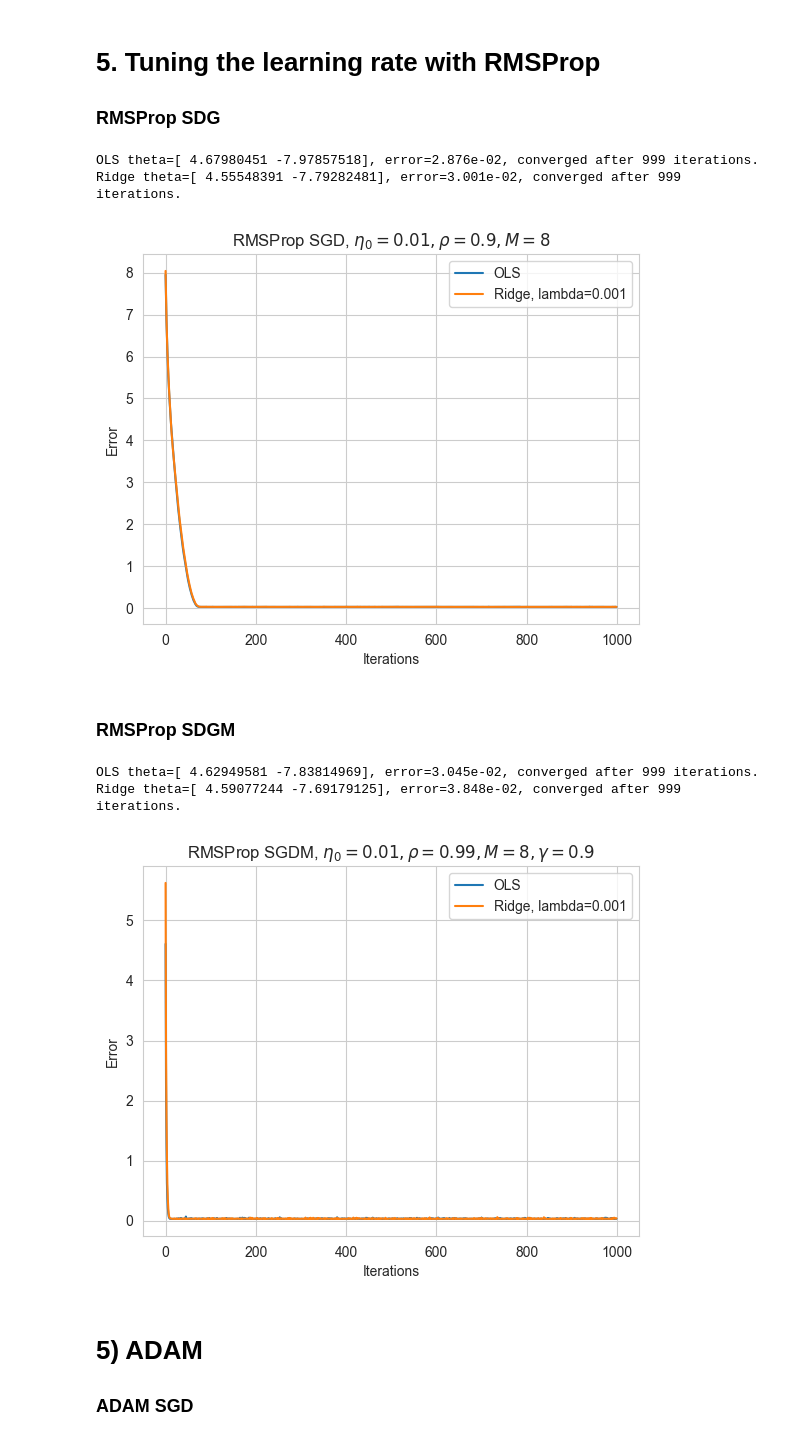
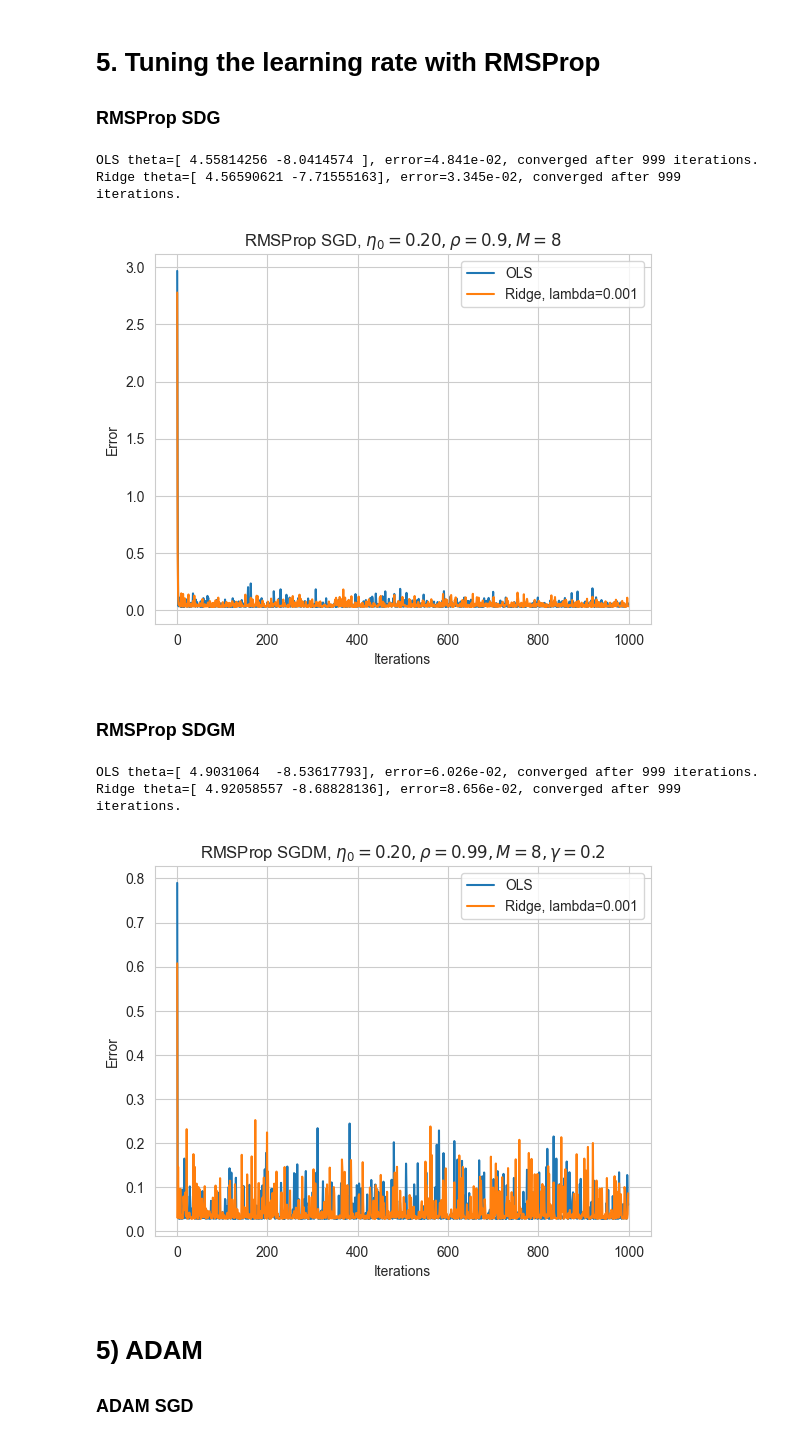
Before and after one commit to LassePladsen/FYS-STK3155-4155, a Jupyter notebook: Weekly exercises/41 & 42/Week 41&42 Lasse Pladsen.ipynb, the cells around one changed output. Saved outputs shown, nothing was run; the diff lists cells and outputs as text; code cells hidden in the pictures.

```diff
--- a/Weekly exercises/41 & 42/Week 41&42 Lasse Pladsen.ipynb
+++ b/Weekly exercises/41 & 42/Week 41&42 Lasse Pladsen.ipynb
@@ -592,7 +592,7 @@ This is of course, again, faster than Adagrad GD without momentum, it converges
 # Parameters
 M = 8  # size of each minibatch
 m = int(N / M)  # number of minibatches
-learn_rate = 2  # starting learning rate
+learn_rate = 0.2  # starting learning rate
 delta = delta  # small value for numerical stability
 
 # store the theta errors for each iter
@@ -605,9 +605,9 @@ theta_asgd_ridge = theta_guess.copy()
 
 # OLS loop
 theta_asgd_ols_prev = np.zeros(theta_asgd_ols.shape)
-r = 0
 for epoch_ols in epoch_iters:
     theta_asgd_ols_prev = theta_asgd_ols.copy()
+    r = 0
 
     # Iterate through all minibatches for each epoch iteration
     for i in range(m):
@@ -631,9 +631,9 @@ for epoch_ols in epoch_iters:
 
 # Ridge loop
 theta_asgd_ridge_prev = np.zeros(theta_asgd_ridge.shape)
-r = 0
 for epoch_ridge in epoch_iters:
     theta_asgd_ridge_prev = theta_asgd_ridge.copy()
+    r = 0
 
     # Iterate through all minibatches for each epoch iteration
     for i in range(m):
@@ -679,8 +679,8 @@ Still no convergence in my SDG code, but we see the error drops extremely fast u
 # Parameters
 M = 8  # size of each minibatch
 m = int(N / M)  # number of minibatches
-learn_rate = 2  # starting learning rate
-momentum_rate = 0.9  # momentum rate gamma
+learn_rate = 0.2  # starting learning rate
+momentum_rate = 0.2  # momentum rate gamma
 delta = delta  # small value for numerical stability
 
 # store the theta errors for each iter
@@ -693,10 +693,10 @@ theta_asgd_ridge = theta_guess.copy()
 
 # OLS loop
 theta_asgd_ols_prev = np.zeros(theta_asgd_ols.shape)
-r = 0
 change = 0
 for epoch_ols in epoch_iters:
     theta_asgd_ols_prev = theta_asgd_ols.copy()
+    r = 0
 
     # Iterate through all minibatches for each epoch iteration
     for i in range(m):
@@ -722,10 +722,10 @@ for epoch_ols in epoch_iters:
 
 # Ridge loop
 theta_asgd_ridge_prev = np.zeros(theta_asgd_ridge.shape)
-r = 0
 change = 0
 for epoch_ridge in epoch_iters:
     theta_asgd_ridge_prev = theta_asgd_ridge.copy()
+    r = 0
 
     # Iterate through all minibatches for each epoch iteration
     for i in range(m):
@@ -772,7 +772,7 @@ Ridge theta=[ 4.53101781 -7.62228642], error=3.855e-02, converged after 999 iter
 # Parameters
 M = 8  # size of each minibatch
 m = int(N / M)  # number of minibatches
-learn_rate = 0.01  # starting learning rate
+learn_rate = 0.2 # starting learning rate
 rho = 0.9  # rmsprop decay rate rho
 delta = delta  # small value for numerical stability
 
@@ -786,9 +786,9 @@ theta_rsgd_ridge = theta_guess.copy()
 
 # OLS loop
 theta_rsgd_ols_prev = np.zeros(theta_rsgd_ols.shape)
-r = 0
 for epoch_ols in epoch_iters:
     theta_rsgd_ols_prev = theta_rsgd_ols.copy()
+    r = 0
 
     # Iterate through all minibatches for each epoch iteration
     for i in range(m):
@@ -812,9 +812,9 @@ for epoch_ols in epoch_iters:
 
 # Ridge loop
 theta_rsgd_ridge_prev = np.zeros(theta_rsgd_ridge.shape)
-r = 0
 for epoch_ridge in epoch_iters:
     theta_rsgd_ridge_prev = theta_rsgd_ridge.copy()
+    r = 0
 
     # Iterate through all minibatches for each epoch iteration
     for i in range(m):
@@ -849,18 +849,18 @@ print(f"OLS theta={theta_rsgd_ols.ravel()}, error={errors_rsgd_ols[-1]:.3e}, con
 print(
     f"Ridge theta={theta_rsgd_ridge.ravel()}, error={errors_rsgd_ridge[-1]:.3e}, converged after {epoch_ridge} iterations.")
 # %% [output]
-OLS theta=[ 4.67980451 -7.97857518], error=2.876e-02, converged after 999 iterations.
-Ridge theta=[ 4.55548391 -7.79282481], error=3.001e-02, converged after 999 iterations.
+OLS theta=[ 4.55814256 -8.0414574 ], error=4.841e-02, converged after 999 iterations.
+Ridge theta=[ 4.56590621 -7.71555163], error=3.345e-02, converged after 999 iterations.
-[figure, old version]
+[figure, new version]
 # %% [markdown]
 ### RMSProp SDGM
 # %%
 # Parameters
 M = 8  # size of each minibatch
 m = int(N / M)  # number of minibatches
-learn_rate = 0.01  # starting learning rate
+learn_rate = 0.2  # starting learning rate
 rho = 0.99  # rmsprop decay rate rho
-momentum_rate = 0.9  # momentum rate gamma
+momentum_rate = 0.2  # momentum rate gamma
 delta = delta  # small value for numerical stability
 
 # store the theta errors for each iter
@@ -873,10 +873,10 @@ theta_rsgdm_ridge = theta_guess.copy()
 
 # OLS loop
 theta_rsgdm_ols_prev = np.zeros(theta_rsgdm_ols.shape)
-r = 0
 change = 0
 for epoch_ols in epoch_iters:
     theta_rsgdm_ols_prev = theta_rsgdm_ols.copy()
+    r = 0
 
     # Iterate through all minibatches for each epoch iteration
     for i in range(m):
@@ -902,10 +902,10 @@ for epoch_ols in epoch_iters:
 
 # Ridge loop
 theta_rsgdm_ridge_prev = np.zeros(theta_rsgdm_ridge.shape)
-r = 0
 change = 0
 for epoch_ridge in epoch_iters:
     theta_rsgdm_ridge_prev = theta_rsgdm_ridge.copy()
+    r = 0
 
     # Iterate through all minibatches for each epoch iteration
     for i in range(m):
@@ -915,36 +915,36 @@ for epoch_ridge in epoch_iters:
         yi = y[random_index:random_index + M]
 
         gradient = grad_ridge(Xi, yi, lmbda, theta_rsgdm_ridge)
         r = r * rho + (1 - rho) * gradient * gradient
         new_change = learn_rate / (delta + np.sqrt(r)) * gradient + momentum_rate * change  # scale learning rate with r
 
         # Update values
         theta_rsgdm_ridge -= new_change
         change = new_change.copy()
 
     # Store MSE as error
     errors_rsgdm_ridge.append(ols_cost(X, y, theta_rsgdm_ridge))
 
     # Convergence test
     if all(abs(theta_rsgdm_ridge - theta_rsgdm_ridge_prev) <= theta_tol):
         break
 
 plt.plot(errors_rsgdm_ols, label="OLS")
 plt.plot(errors_rsgdm_ridge, label=f"Ridge, lambda={lmbda}")
 plt.xlabel("Iterations")
 plt.ylabel("Error")
 plt.title(rf"RMSProp SGDM, $\eta_0={learn_rate:.2f}, \rho={rho}, {M=}, \gamma={momentum_rate}$")
 plt.grid(True)
 plt.legend()
 
 # Print theta values and convergence times
 print(f"OLS theta={theta_rsgdm_ols.ravel()}, error={errors_rsgdm_ols[-1]:.3e}, converged after {epoch_ols} iterations.")
 print(
     f"Ridge theta={theta_rsgdm_ridge.ravel()}, error={errors_rsgdm_ridge[-1]:.3e}, converged after {epoch_ridge} iterations.")
 # %% [output]
-OLS theta=[ 4.62949581 -7.83814969], error=3.045e-02, converged after 999 iterations.
-Ridge theta=[ 4.59077244 -7.69179125], error=3.848e-02, converged after 999 iterations.
+OLS theta=[ 4.9031064  -8.53617793], error=6.026e-02, converged after 999 iterations.
+Ridge theta=[ 4.92058557 -8.68828136], error=8.656e-02, converged after 999 iterations.
-[figure, old version]
+[figure, new version]
 # %% [markdown]
 # 5) ADAM
 ### ADAM SGD
```
Also changed, not shown: parts of 7 cells of this notebook.
